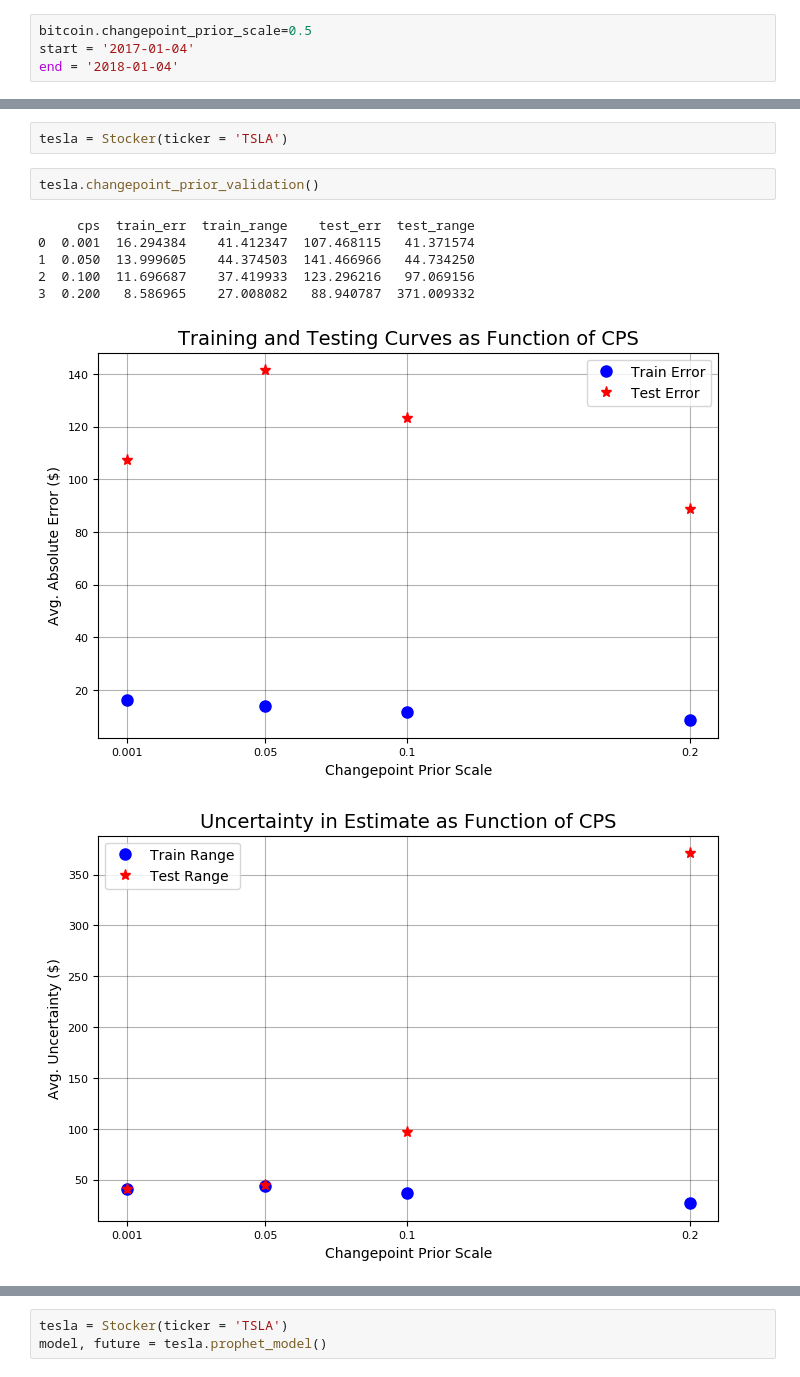
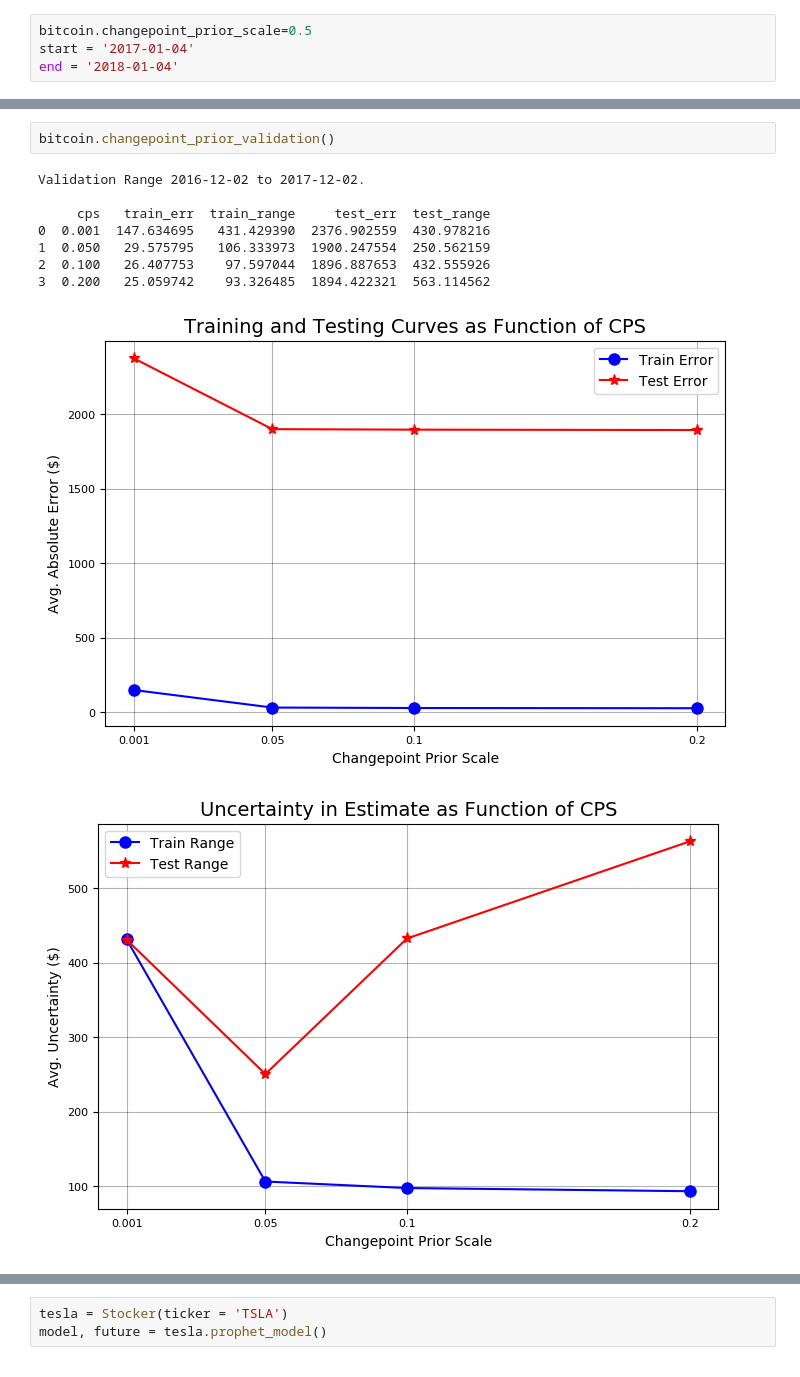
Before and after one commit to lauramayol/crypto_signal, a Jupyter notebook: crypto_signal/Stock Explorer Class.ipynb, the cells around one changed output, grey strips where cells are left out. Saved outputs shown, nothing was run; the diff lists cells and outputs as text.

```diff
--- a/crypto_signal/Stock Explorer Class.ipynb
+++ b/crypto_signal/Stock Explorer Class.ipynb
@@ -95,12 +56,12 @@ Current price = $336.22.
-# %%
-tesla = Stocker(ticker = 'TSLA')
 # %%
-tesla.changepoint_prior_validation()
+bitcoin.changepoint_prior_validation()
 # %% [output]
-     cps  train_err  train_range    test_err  test_range
-0  0.001  16.294384    41.412347  107.468115   41.371574
-1  0.050  13.999605    44.374503  141.466966   44.734250
-2  0.100  11.696687    37.419933  123.296216   97.069156
-3  0.200   8.586965    27.008082   88.940787  371.009332
+Validation Range 2016-12-02 to 2017-12-02.
+
+     cps   train_err  train_range     test_err  test_range
+0  0.001  147.634695   431.429390  2376.902559  430.978216
+1  0.050   29.575795   106.333973  1900.247554  250.562159
+2  0.100   26.407753    97.597044  1896.887653  432.555926
+3  0.200   25.059742    93.326485  1894.422321  563.114562
-[figure, old version]
+[figure, new version]
-[figure, old version]
+[figure, new version]
```
Also changed, not shown: parts of 14 cells of this notebook, 3 other files.
